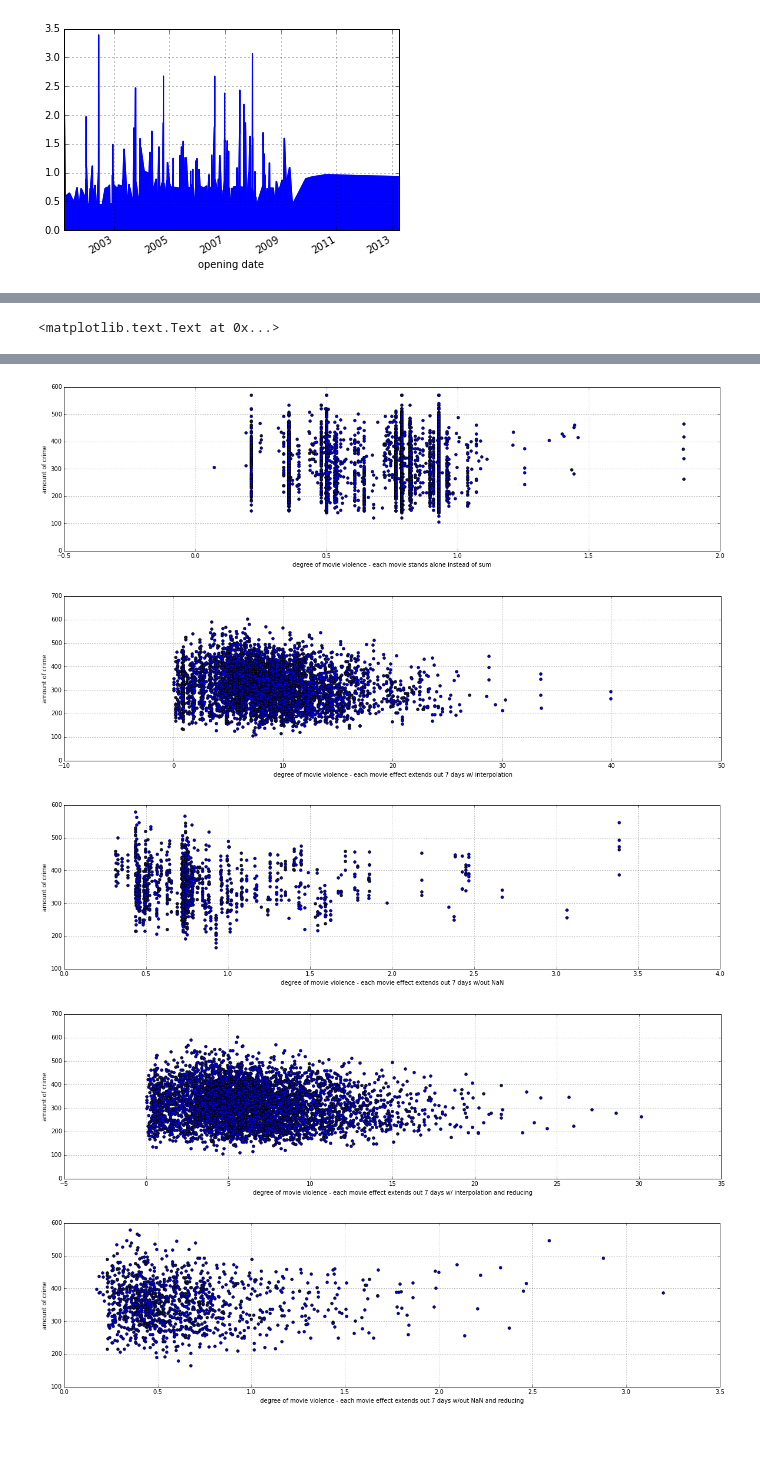
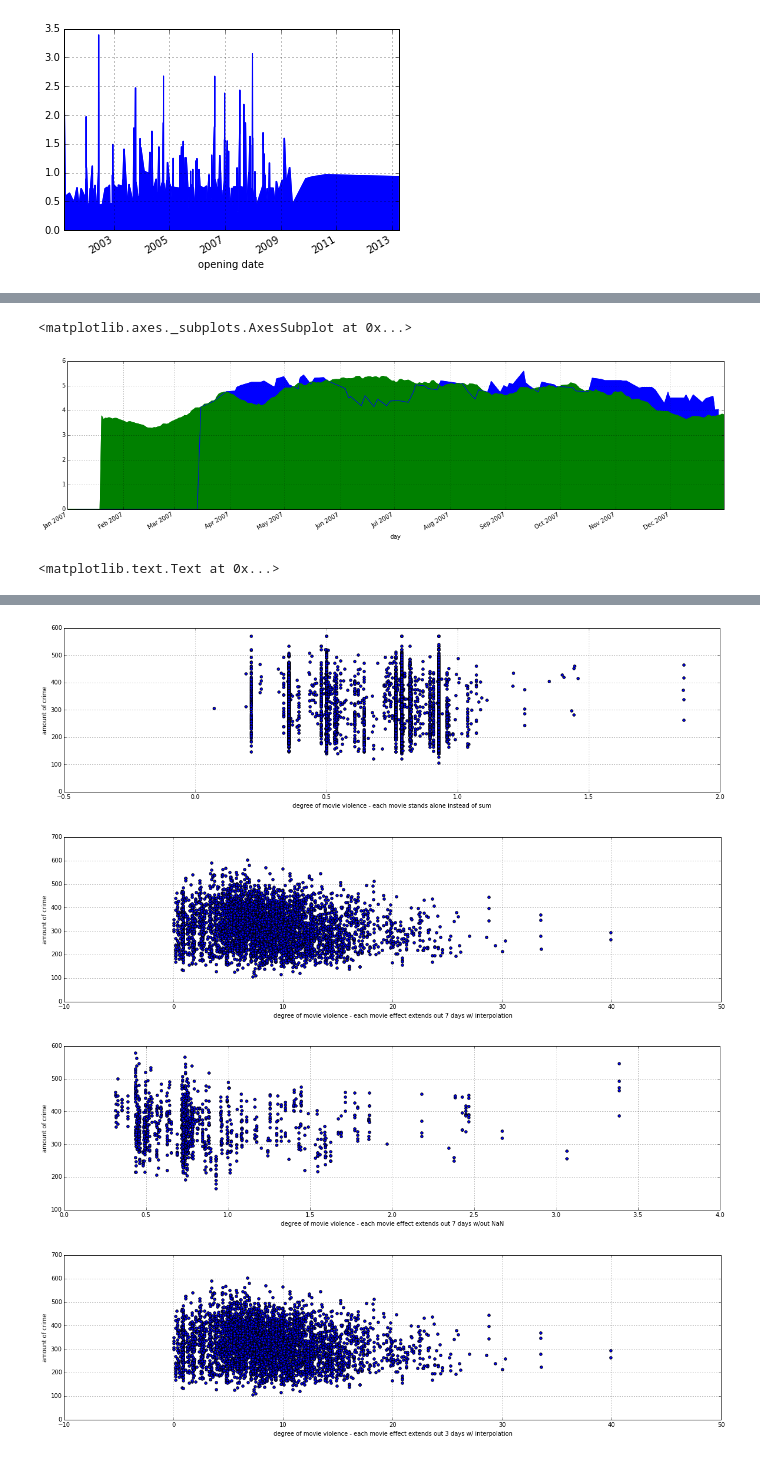
Before and after one commit to potatochip/movie_data_scraping, a Jupyter notebook: Violence_index_revised.ipynb, the cells around one changed output, grey strips where cells are left out. Drawn from its saved outputs; the diff is of its cells as text; code cells hidden in the pictures.

```diff
--- a/Violence_index_revised.ipynb
+++ b/Violence_index_revised.ipynb
@@ -276,6 +348,8 @@ seven_day_graph = five_day_graph.copy()
 # %%
 five_day_graph = five_day_graph.reset_index()
 five_day_graph_no_nan = five_day_graph.copy()
+# seven_day_graph = five_day_graph.copy()
+three_day_graph = five_day_graph.copy()
 # %%
 #7 day with interpolation
 five_day_graph_i = five_day_graph.groupby('opening date').sum()
@@ -315,0 +384,5 @@ seven_day_graph_no_nan.plot(kind='area')
+# %%
+#7 day with interpolation
+three_day_graph_i = three_day_graph.groupby('opening date').sum()
+three_day_graph_i = three_day_graph_i['implied violence index']
+three_day_graph_i.plot(kind='area')
@@ -348,0 +424,6 @@ five_day_graph_no_nan
+# %%
+pd.rolling_mean(v_movies_per_day['2007':'2007'], window=20).plot(kind='area')
+pd.rolling_mean(v_crimes_per_day['2007':'2007'].div(75), window=20).plot(figsize=(20,5), kind='area')
+# %% [output]
+<matplotlib.axes._subplots.AxesSubplot at 0x...>
+[figure, added]
@@ -371,42 +454,47 @@ mean_ax.set_ylabel("amount of crime")
 mean_ax.set_xlabel("degree of movie violence - mean daily movie index instead of sum")
 
 ## each movies stands alone instead of sum of movie index per day
 stand_alone_annoying_data = pd.DataFrame(stand_alone_graph).join(v_crimes_per_day).dropna()
 stand_alone_ax = stand_alone_annoying_data.plot(y='Primary Type', x="implied violence index", kind = "scatter", figsize=(20,5))
 stand_alone_ax.set_ylabel("amount of crime")
 stand_alone_ax.set_xlabel("degree of movie violence - each movie stands alone instead of sum")
 
 ## each movie violence index extends out seven days with interpolation
 five_day_data = pd.DataFrame(five_day_graph_i).join(v_crimes_per_day).dropna()
 five_day_ax = five_day_data.plot(y='Primary Type', x="implied violence index", kind = "scatter", figsize=(20,5))
 five_day_ax.set_ylabel("amount of crime")
 five_day_ax.set_xlabel("degree of movie violence - each movie effect extends out 7 days w/ interpolation")
 
 ## each movie violence index extends out seven days with nan values removed
 five_day_data_no_nan = pd.DataFrame(five_day_graph_no_nan).join(v_crimes_per_day).dropna()
 five_day_no_nan_ax = five_day_data_no_nan.plot(y='Primary Type', x="violence index", kind = "scatter", figsize=(20,5))
 five_day_no_nan_ax.set_ylabel("amount of crime")
 five_day_no_nan_ax.set_xlabel("degree of movie violence - each movie effect extends out 7 days w/out NaN")
 
-## each movie violence index extends out seven days with interpolation and reduces
-seven_day_data = pd.DataFrame(seven_day_graph_i).join(v_crimes_per_day).dropna()
-seven_day_ax = seven_day_data.plot(y='Primary Type', x="reducing implied violence index", kind = "scatter", figsize=(20,5))
-seven_day_ax.set_ylabel("amount of crime")
-seven_day_ax.set_xlabel("degree of movie violence - each movie effect extends out 7 days w/ interpolation and reducing")
+# ## each movie violence index extends out seven days with interpolation and reduces
+# seven_day_data = pd.DataFrame(seven_day_graph_i).join(v_crimes_per_day).dropna()
+# seven_day_ax = seven_day_data.plot(y='Primary Type', x="reducing implied violence index", kind = "scatter", figsize=(20,5))
+# seven_day_ax.set_ylabel("amount of crime")
+# seven_day_ax.set_xlabel("degree of movie violence - each movie effect extends out 7 days w/ interpolation and reducing")
 
-## each movie violence index extends out seven days with nan values removed and reduces
-seven_day_data_no_nan = pd.DataFrame(seven_day_graph_no_nan).join(v_crimes_per_day).dropna()
-seven_day_no_nan_ax = seven_day_data_no_nan.plot(y='Primary Type', x="reducing violence index", kind = "scatter", figsize=(20,5))
-seven_day_no_nan_ax.set_ylabel("amount of crime")
-seven_day_no_nan_ax.set_xlabel("degree of movie violence - each movie effect extends out 7 days w/out NaN and reducing")
+# ## each movie violence index extends out seven days with nan values removed and reduces
+# seven_day_data_no_nan = pd.DataFrame(seven_day_graph_no_nan).join(v_crimes_per_day).dropna()
+# seven_day_no_nan_ax = seven_day_data_no_nan.plot(y='Primary Type', x="reducing violence index", kind='scatter',figsize=(20,5))
+# seven_day_no_nan_ax.set_ylabel("amount of crime")
+# seven_day_no_nan_ax.set_xlabel("degree of movie violence - each movie effect extends out 7 days w/out NaN and reducing")
+
+## three day extension
+three_day_data_no_nan = pd.DataFrame(three_day_graph_i).join(v_crimes_per_day).dropna()
+three_day_no_nan_ax = three_day_data_no_nan.plot(y='Primary Type', x="implied violence index", kind='scatter',figsize=(20,5))
+three_day_no_nan_ax.set_ylabel("amount of crime")
+three_day_no_nan_ax.set_xlabel("degree of movie violence - each movie effect extends out 3 days w/ interpolation")
 # %% [output]
 <matplotlib.text.Text at 0x...>
 [figure]
 [figure]
 [figure]
 [figure]
 [figure]
 [figure]
 [figure]
-[figure, old version]
+[figure, new version]
-[figure, removed]
```
Also changed, not shown: parts of 25 cells of this notebook, 1 other file.
